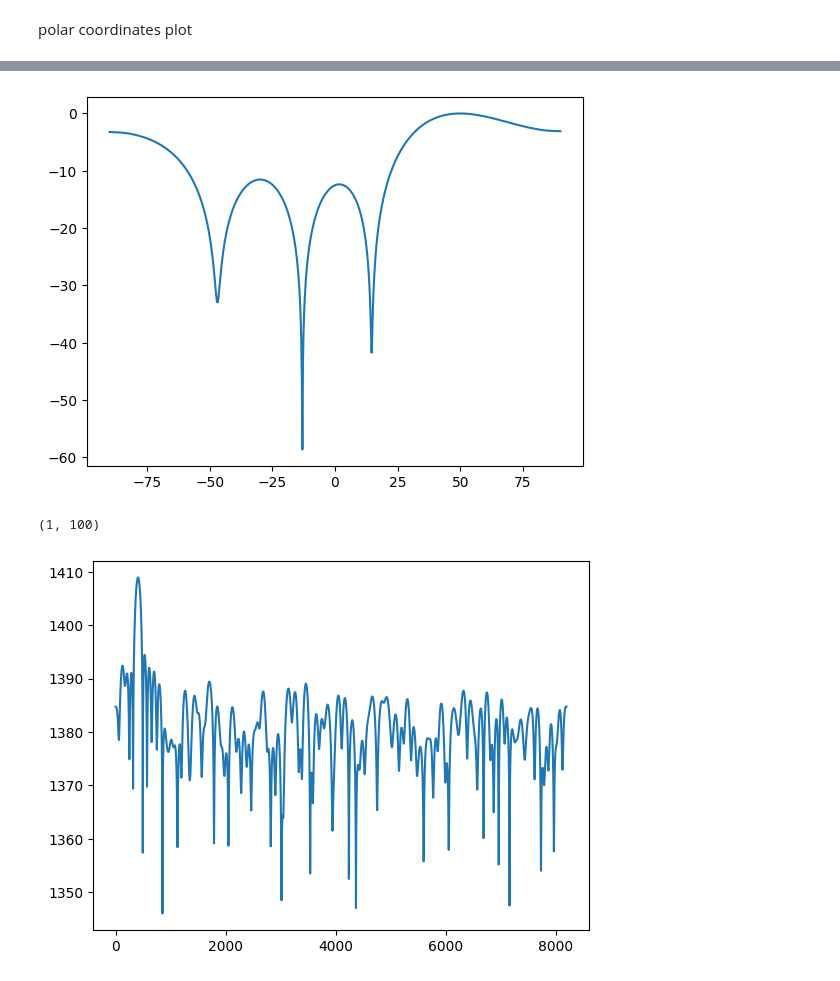
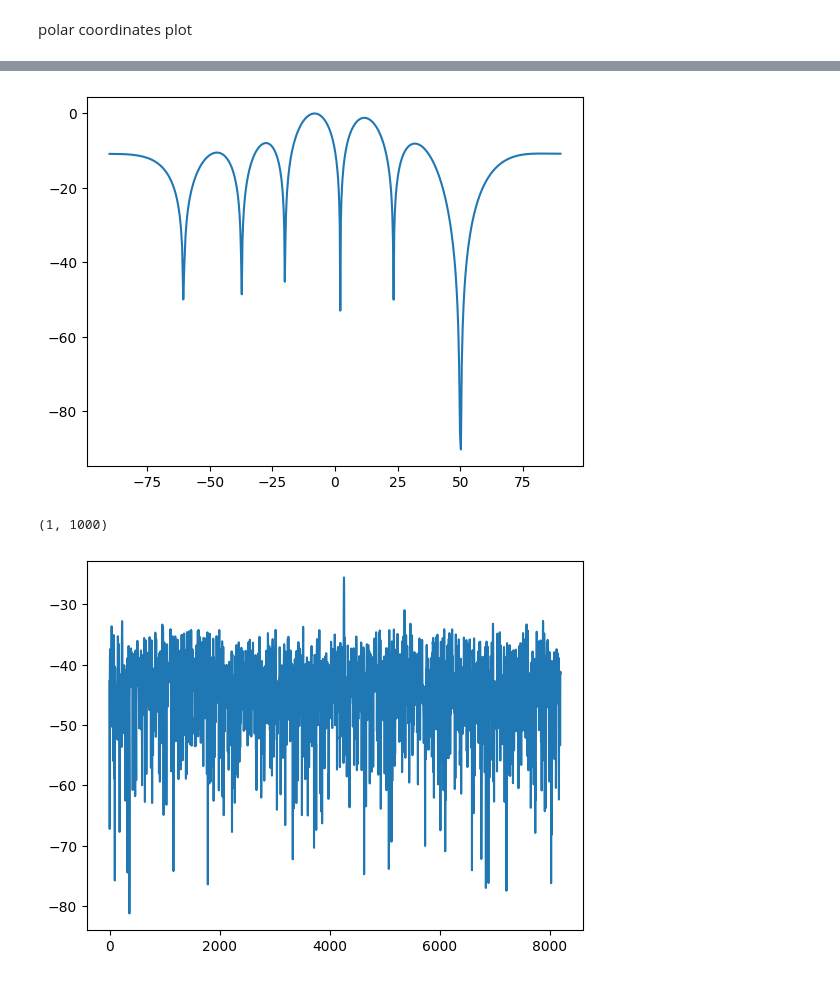
Before and after one commit to ilnur852/pyDSPplayground, a Jupyter notebook: array processing/lse_rls_beamformer.ipynb, the cells around one changed output, grey strips where cells are left out. Saved outputs shown, nothing was run; the diff lists cells and outputs as text; code cells hidden in the pictures.

```diff
--- a/array processing/lse_rls_beamformer.ipynb
+++ b/array processing/lse_rls_beamformer.ipynb
@@ -5,9 +5,9 @@ import matplotlib.pyplot as plt
 define constants
 # %%
 sample_rate = 1e6
-N = 100 # number of observations
+N = 1000 # number of observations
 d= 0.5 # Half Wavelengh
-Nr = 4 # Number of sensors
+Nr = 8# Number of sensors
 t = np.arange(N)/sample_rate # time vector
 # %% [markdown]
 defenition of  signal w/ given doa, aml-e, and freq
@@ -22,11 +22,19 @@ def create_signal(theta_deg, amplitude, f_tone):
 # %% [markdown]
 Below our "stimulus" is created
 # %%
+f_tone = 0.02e6 #tone frequency
+tx = 1*np.exp(2j * np.pi * f_tone * t)
+tx2 = 2*np.exp(2j * np.pi * f_tone*2 * t)
 theta_deg = 50 # direction of arrival
+theta_deg2 = 2 # direction of arrival
+theta_deg3 = -10 # direction of arrival
+X1 = create_signal(theta_deg, 1, 0.12e6 )
+X2 = create_signal(theta_deg2,1, 0.52e6 )
+X3 = create_signal(theta_deg3, 1, 0.32e6 )
 
-X1 = create_signal(theta_deg,  1, 0.05e6 )
 n = np.random.randn(Nr, N) + 1j*np.random.randn(Nr, N)
-X = X1 + 0.05*n  # X and n are both NrxN
+
+X = X1 +X2 + 0.0003*n  # X and n are both NrxN
 Xsum = np.sum(X, 0)/Nr
 print(Xsum.shape) # 3x10000.  X is now going to be a 2D array, 1D is time and 1D is the spatial dimension
 # %% [output]
@@ -56,21 +64,20 @@ plt.show()
 3. Compute $e_p = D(K) - w_{lse}(K-1) X(K)$, in other words error value
 4. Compute $w_{lse}(K) =  w_{lse}(K-1) + g(K) e_p^*$, * is complex conjugate
 # %%
-def LSE_RLS(mu, sigma_o_square, X, D):
+def lse_rls(mu, sigma_o_square, X, D):
     mu_inv = 1/mu
     P = (1/sigma_o_square)*np.eye(Nr) #P(0)
     wq = np.ones(Nr) # w(0)
     w_lse = wq
-    pk = P[0]
+    Pk = P
     ekv =[]
     XX = X.T
-    for k in range(len(X[2])):
+    for k in range(len(X[0])):
         Xk = XX[k]
-        gk = (mu_inv * pk @ Xk) / (1 + mu_inv * Xk.conj().T @ pk * Xk)
-        pk = mu_inv * pk - mu_inv * gk @ Xk.conj().T * pk
-        ek = D - w_lse.conj() @ Xk
+        gk = (mu_inv * Pk @ Xk) / (1 + mu_inv * Xk.conj().T @ Pk @ Xk)
+        Pk = mu_inv * Pk - mu_inv * gk @ Xk.conj().T * Pk
+        ek = D - w_lse.conj().T @ Xk
         w_lse = w_lse + gk * ek.conj()
         ekv = np.append(ekv, ek)
     ##end for##
-    print(k)
     return w_lse, ekv
@@ -77,13 +86,11 @@ def LSE_RLS(mu, sigma_o_square, X, D):
 # %%
-d = 0.05*np.ones(Nr)
-mu = 0.995
-sigma_o_sqr = 0.001
+d = 0
+mu = 0.9
+sigma_o_sqr = 1
 
-w_lse, ev = LSE_RLS(mu, sigma_o_sqr, X, d)
+
+w_lse, ev = lse_rls(mu, sigma_o_sqr, X, d)
 w = w_lse.reshape(1, -1)
-
+w = w.conj()
 print(w)
-
-plt.plot(ev)
-plt.show()
 # %% [output]
@@ -125,12 +134,12 @@ theta_scan = np.arcsin(np.linspace(-1, 1, N_fft))
 plt.plot(theta_scan*180/np.pi, w_fft_dB)
 plt.show()
 # %% [output]
-[figure, old version]
+[figure, new version]
 # %%
-Y = w.conj() @ X #instead w could be conjugated
+Y = w @ X #w is already conjugated
 print(Y.shape)
 plt.plot(10*np.log10(np.abs(np.fft.fft(Y[0],8192))**2))
 plt.show()
 # %% [output]
-(1, 100)
+(1, 1000)
-[figure, old version]
+[figure, new version]
```
Also changed, not shown: parts of 7 cells of this notebook, 2 other files.
